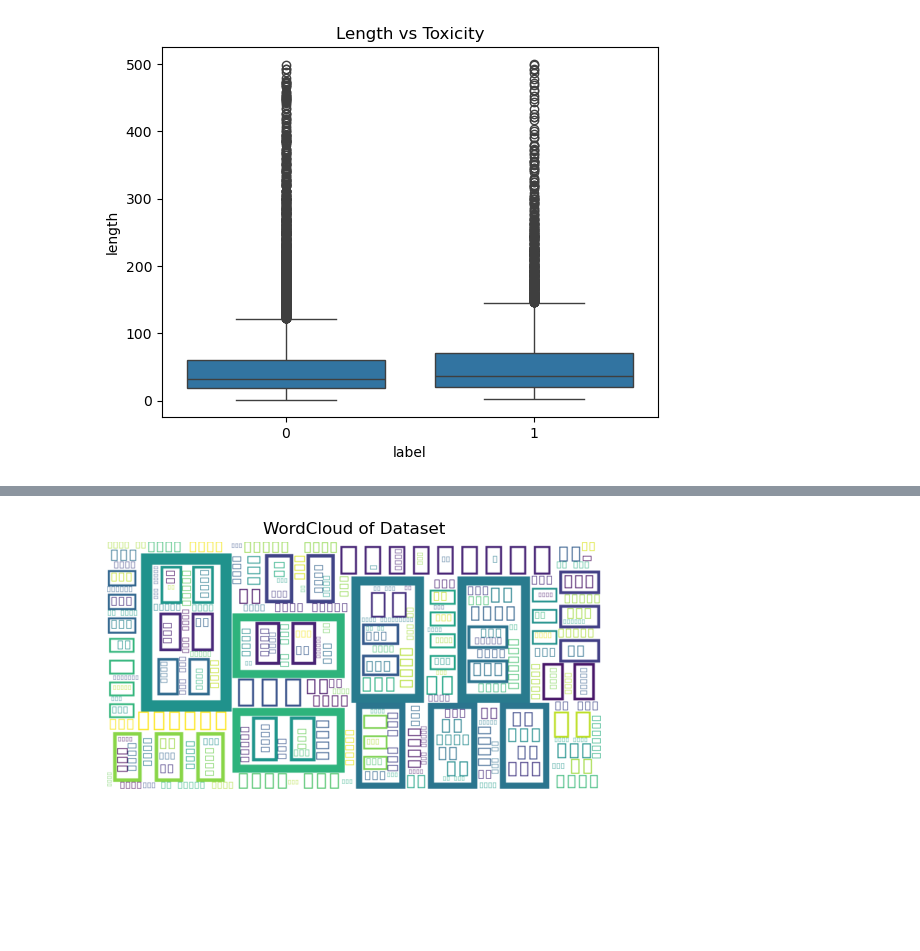
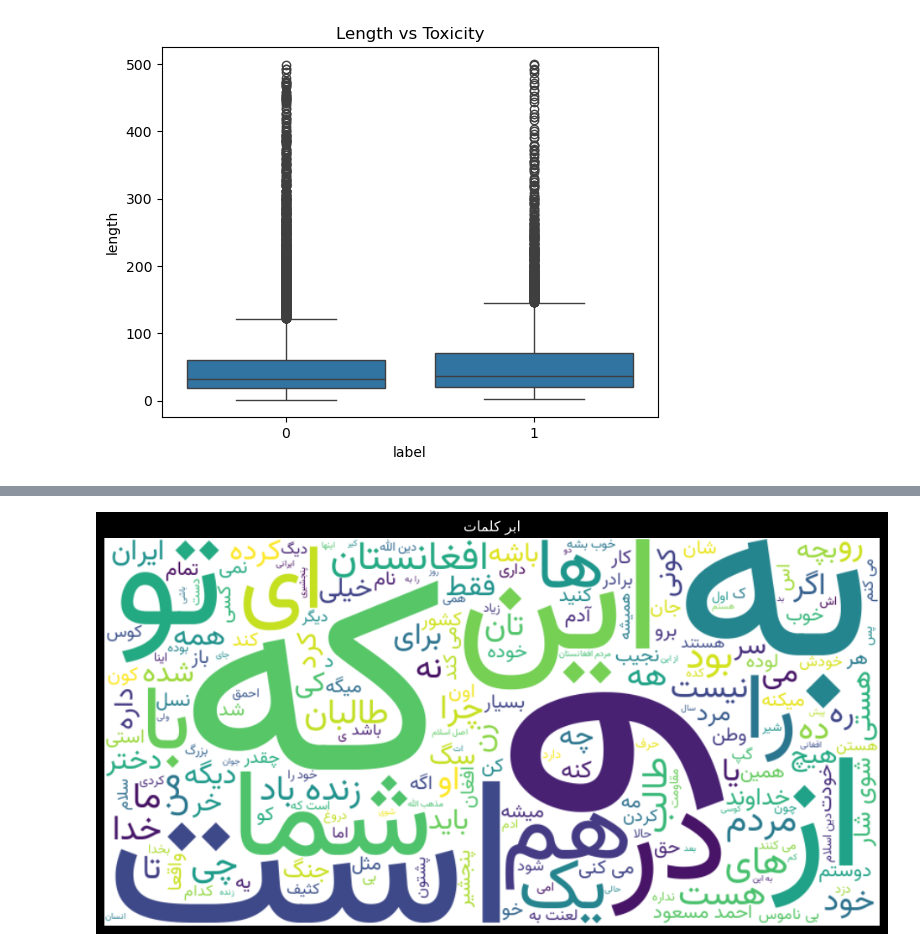
Before and after one commit to UstadYasin/farsi-dari-toxic-detection, a Jupyter notebook: notebooks/plot.ipynb, the cells around one changed output, grey strips where cells are left out. Drawn from its saved outputs; the diff is of its cells as text; code cells hidden in the pictures; blank space fills up the shorter version.

```diff
--- a/notebooks/plot.ipynb
+++ b/notebooks/plot.ipynb
@@ -1,7 +1,25 @@
 # %%
 import seaborn as sns
 import matplotlib.pyplot as plt
+plt.style.use('dark_background')
 import pandas as pd
+import pandas as pd
+import numpy as np
+import re
+from hazm import *
+
+normalizer = Normalizer(
+    correct_spacing=True,
+    remove_diacritics=True,
+    remove_specials_chars=True,
+    decrease_repeated_chars=True,
+    persian_style=True,
+    persian_numbers=True,
+    unicodes_replacement=True,
+    seperate_mi=True
+)
+tokenizer = WordTokenizer()
+lemmatizer = Lemmatizer()
 df=pd.read_csv('../data/cleaned_dataset.csv')
 unclean_data=pd.read_csv("../data/farsi_dari_toxic_comments.csv")
 # %% [markdown]
@@ -52,12 +56,34 @@ plt.show()
-# %%
-from wordcloud import WordCloud
-
-text = " ".join(df["comment"])
-wc = WordCloud(width=800, height=400, background_color="white").generate(text)
-
-plt.imshow(wc, interpolation="bilinear")
-plt.axis("off")
-plt.title("WordCloud of Dataset")
-plt.show()
-# %% [output]
-[figure, removed]
+# %%
+from wordcloud import WordCloud
+import arabic_reshaper
+from bidi.algorithm import get_display
+import matplotlib.pyplot as plt
+
+# Combine all comments
+text = " ".join(df["comment"].astype(str))
+
+# Fix Persian text
+reshaped_text = arabic_reshaper.reshape(text)
+bidi_text = get_display(reshaped_text)
+
+# Use a Persian-supporting font
+font_path = "Vazirmatn/static/Vazirmatn-Regular.ttf"
+
+wc = WordCloud(
+    width=800,
+    height=400,
+    background_color="white",
+    font_path=font_path
+).generate(bidi_text)
+
+plt.figure(figsize=(12, 6))
+plt.imshow(wc, interpolation="bilinear")
+plt.axis("off")
+
+plt.title(
+    get_display(arabic_reshaper.reshape("ابر کلمات"))
+)
+
+plt.show()
+# %% [output]
+[figure, added]
```
Also changed, not shown: parts of 4 cells of this notebook, 12 other files.
